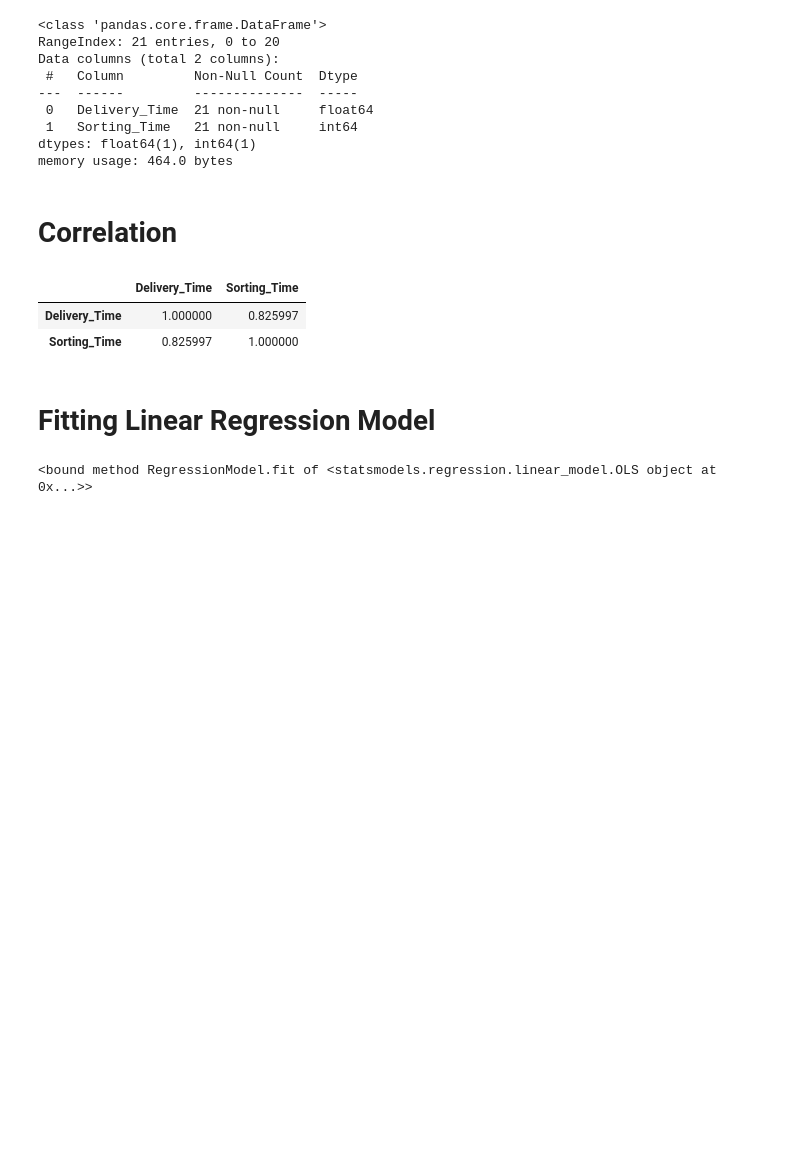
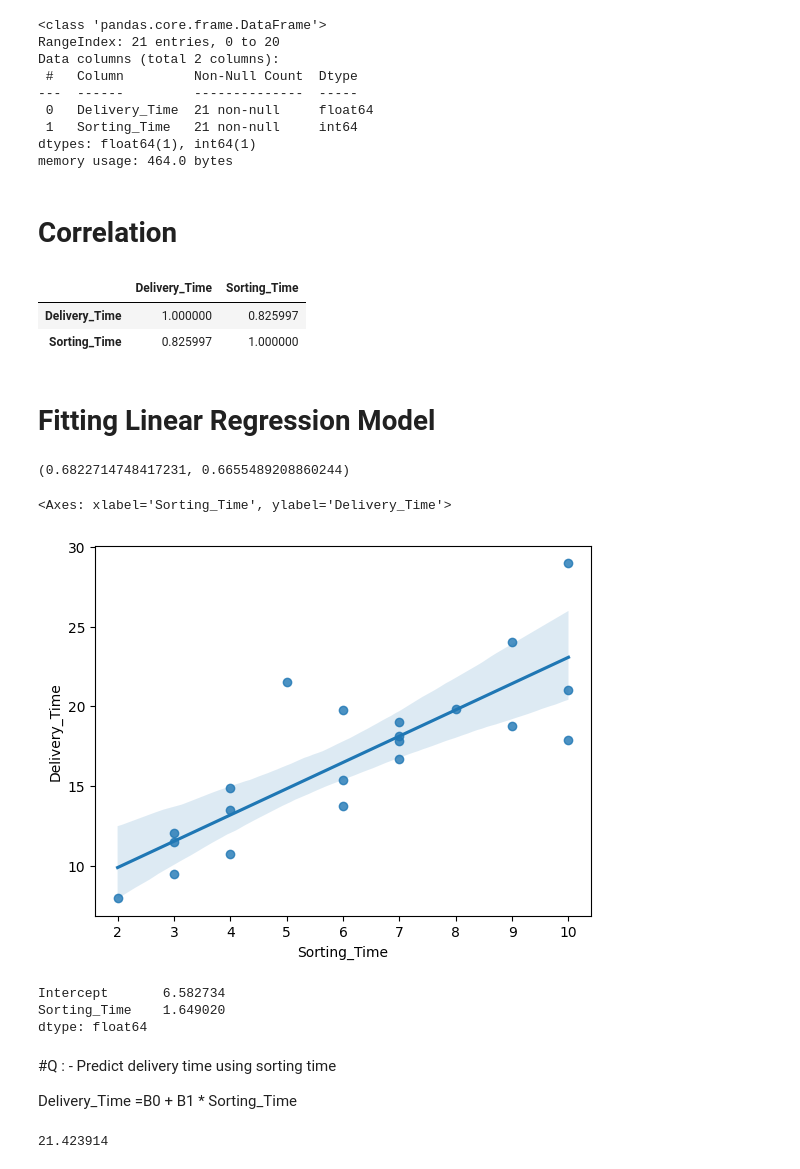
Before and after one commit to CM-007/DS_ASS, a Jupyter notebook: AssNo04Q01(Delivery_time).ipynb, the cells around one changed output. Saved outputs shown, nothing was run; the diff lists cells and outputs as text; code cells hidden in the pictures; blank space fills up the shorter version.

```diff
--- a/AssNo04Q01(Delivery_time).ipynb
+++ b/AssNo04Q01(Delivery_time).ipynb
@@ -51,5 +52,26 @@ model = smf.ols("Delivery_Time~Sorting_Time", data=data).fit
+# %%
+(model.rsquared,model.rsquared_adj)
+# %% [output]
+(0.6822714748417231, 0.6655489208860244)
+# %%
+sns.regplot(x='Sorting_Time',y='Delivery_Time',data=data)
+# %% [output]
+<Axes: xlabel='Sorting_Time', ylabel='Delivery_Time'>
+[figure, added]
 # %%
-# Coefficients are B0 and B1
-model
+# Coefficients are B0=Intercept and B1=Sorting_Time
+model.params
 # %% [output]
-<bound method RegressionModel.fit of <statsmodels.regression.linear_model.OLS object at 0x...>>
+Intercept       6.582734
+Sorting_Time    1.649020
+dtype: float64
+# %% [markdown]
+#Q : - Predict delivery time using sorting time
+
+Delivery_Time	=B0 + B1 * Sorting_Time
+# %%
+# Manually calculate
+Delivery_Time	= 6.582734 + 1.649020 * 9
+Delivery_Time
+# %% [output]
+21.423914
```
Also changed, not shown: parts of 2 cells of this notebook.
